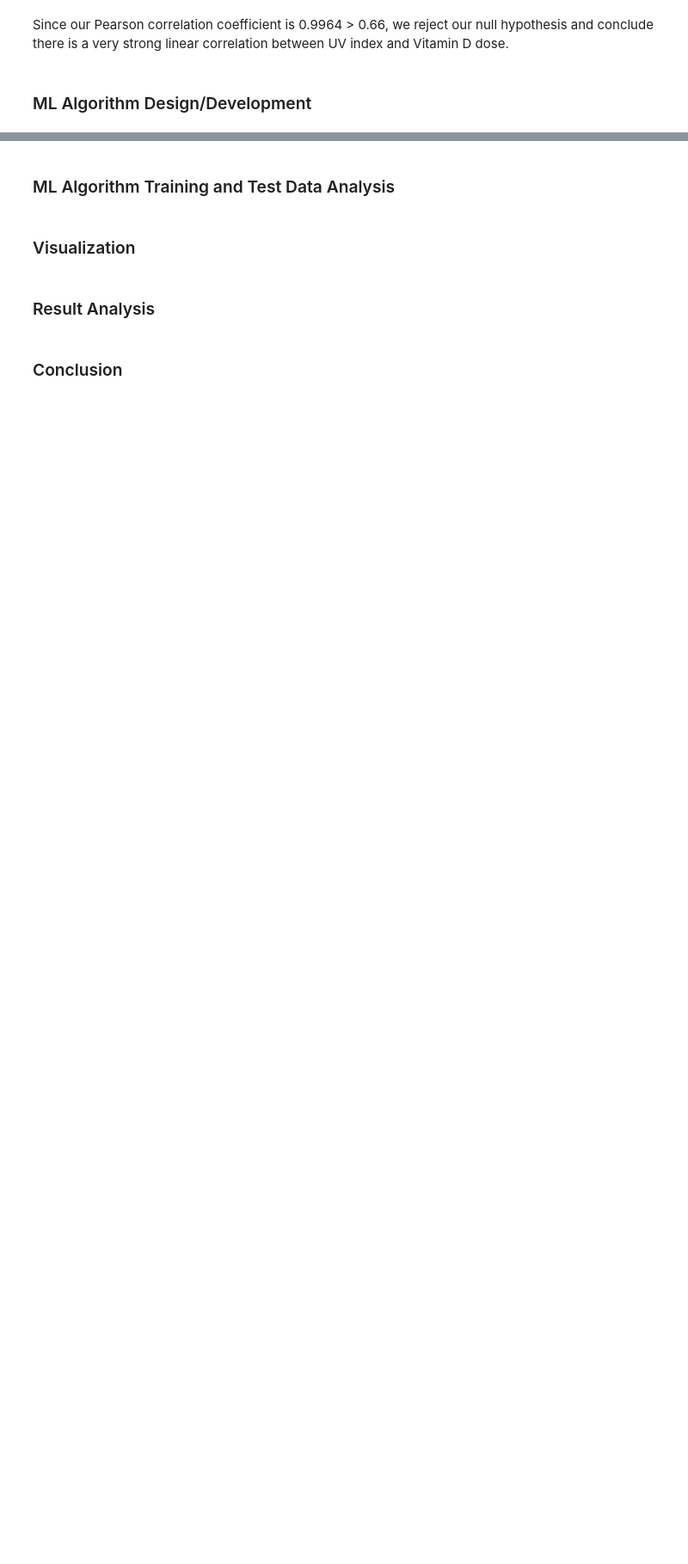
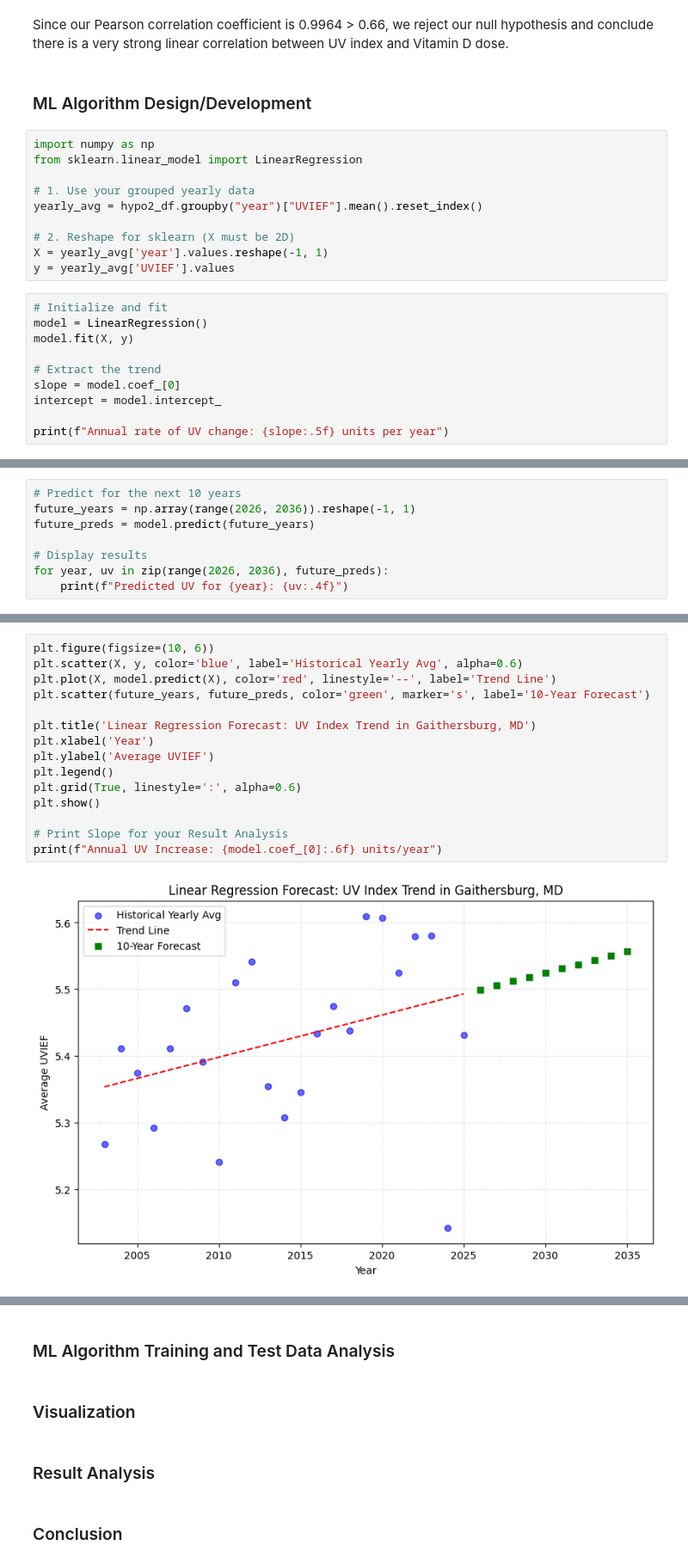
Before and after one commit to mrybak06/cmsc320-project, a Jupyter notebook: CMSC320_Final_Project.ipynb, the cells around one changed output, grey strips where cells are left out. Shown at 86% size. Saved outputs shown, nothing was run; the diff lists cells and outputs as text; blank space fills up the shorter version.

Commit message:
updated with Linear Regression Modeling

```diff
--- a/CMSC320_Final_Project.ipynb
+++ b/CMSC320_Final_Project.ipynb
@@ -247,3 +247,23 @@ The correlation between UVIEF and UVDVF is: 0.9964
 Since our Pearson correlation coefficient is 0.9964 > 0.66, we reject our null hypothesis and conclude there is a very strong linear correlation between UV index and Vitamin D dose.
 # %% [markdown]
 <h3>ML Algorithm Design/Development</h3>
+# %%
+import numpy as np
+from sklearn.linear_model import LinearRegression
+
+# 1. Use your grouped yearly data
+yearly_avg = hypo2_df.groupby("year")["UVIEF"].mean().reset_index()
+
+# 2. Reshape for sklearn (X must be 2D)
+X = yearly_avg['year'].values.reshape(-1, 1)
+y = yearly_avg['UVIEF'].values
+# %%
+# Initialize and fit
+model = LinearRegression()
+model.fit(X, y)
+
+# Extract the trend
+slope = model.coef_[0]
+intercept = model.intercept_
+
+print(f"Annual rate of UV change: {slope:.5f} units per year")
@@ -249,0 +272,8 @@ Since our Pearson correlation coefficient is 0.9964 > 0.66, we reject our null h
+# %%
+# Predict for the next 10 years
+future_years = np.array(range(2026, 2036)).reshape(-1, 1)
+future_preds = model.predict(future_years)
+
+# Display results
+for year, uv in zip(range(2026, 2036), future_preds):
+    print(f"Predicted UV for {year}: {uv:.4f}")
@@ -249,0 +291,17 @@ Since our Pearson correlation coefficient is 0.9964 > 0.66, we reject our null h
+# %%
+plt.figure(figsize=(10, 6))
+plt.scatter(X, y, color='blue', label='Historical Yearly Avg', alpha=0.6)
+plt.plot(X, model.predict(X), color='red', linestyle='--', label='Trend Line')
+plt.scatter(future_years, future_preds, color='green', marker='s', label='10-Year Forecast')
+
+plt.title('Linear Regression Forecast: UV Index Trend in Gaithersburg, MD')
+plt.xlabel('Year')
+plt.ylabel('Average UVIEF')
+plt.legend()
+plt.grid(True, linestyle=':', alpha=0.6)
+plt.show()
+
+# Print Slope for your Result Analysis
+print(f"Annual UV Increase: {model.coef_[0]:.6f} units/year")
+# %% [output]
+[figure, added]
```
Also changed, not shown: parts of 3 cells of this notebook.
